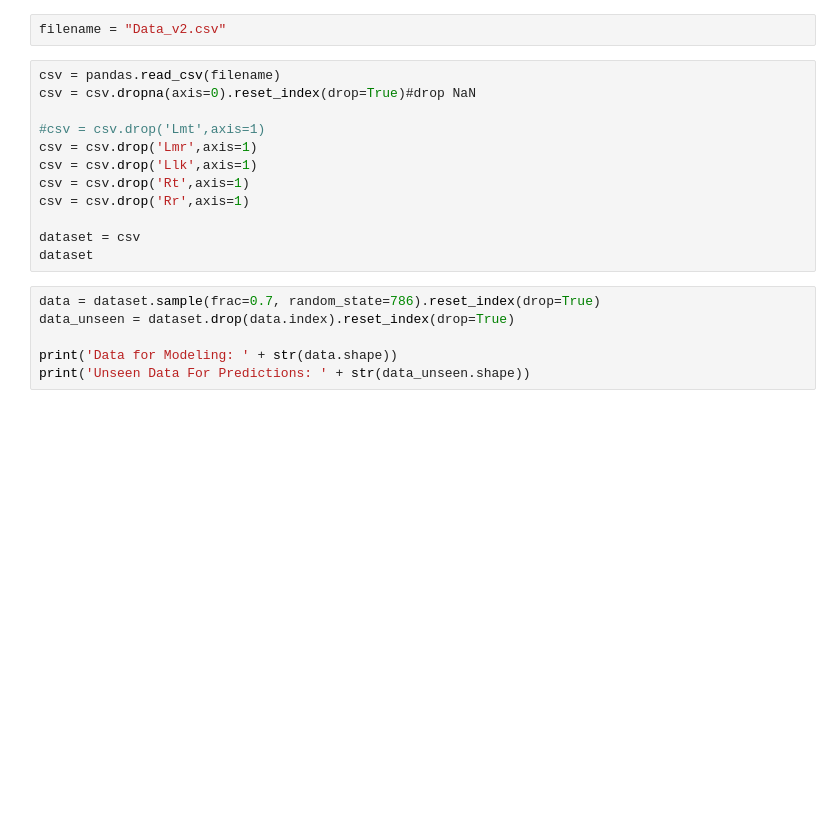
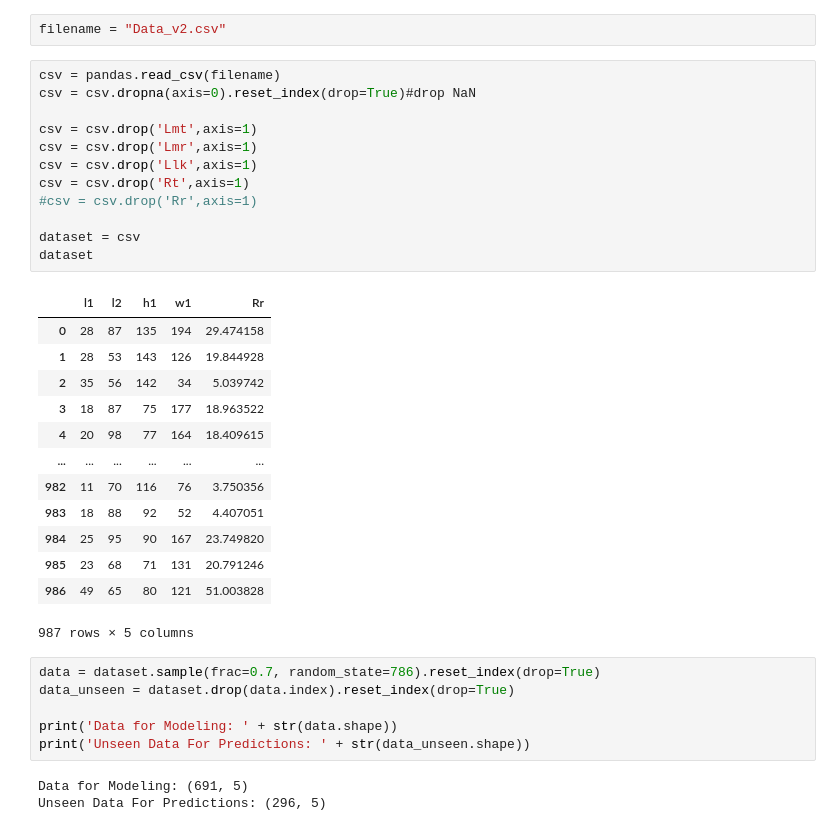
Before and after one commit to Schwalbe262/HFTR_ANSYS, a Jupyter notebook: ML.ipynb, the cells around one changed output. Saved outputs shown, nothing was run; the diff lists cells and outputs as text; blank space fills up the shorter version.

```diff
--- a/ML.ipynb
+++ b/ML.ipynb
@@ -8,20 +6,37 @@ filename = "Data_v2.csv"
 # %%
 csv = pandas.read_csv(filename)
 csv = csv.dropna(axis=0).reset_index(drop=True)#drop NaN
 
-#csv = csv.drop('Lmt',axis=1)
+csv = csv.drop('Lmt',axis=1)
 csv = csv.drop('Lmr',axis=1)
 csv = csv.drop('Llk',axis=1)
 csv = csv.drop('Rt',axis=1)
-csv = csv.drop('Rr',axis=1)
+#csv = csv.drop('Rr',axis=1)
 
 dataset = csv
 dataset
+# %% [output]
+|  | l1 | l2 | h1 | w1 | Rr |
+| 0 | 28 | 87 | 135 | 194 | 29.474158 |
+| 1 | 28 | 53 | 143 | 126 | 19.844928 |
+| 2 | 35 | 56 | 142 | 34 | 5.039742 |
+| 3 | 18 | 87 | 75 | 177 | 18.963522 |
+| 4 | 20 | 98 | 77 | 164 | 18.409615 |
+| ... | ... | ... | ... | ... | ... |
+| 982 | 11 | 70 | 116 | 76 | 3.750356 |
+| 983 | 18 | 88 | 92 | 52 | 4.407051 |
+| 984 | 25 | 95 | 90 | 167 | 23.749820 |
+| 985 | 23 | 68 | 71 | 131 | 20.791246 |
+| 986 | 49 | 65 | 80 | 121 | 51.003828 |
+987 rows × 5 columns
 # %%
 data = dataset.sample(frac=0.7, random_state=786).reset_index(drop=True)
 data_unseen = dataset.drop(data.index).reset_index(drop=True)
 
 print('Data for Modeling: ' + str(data.shape))
 print('Unseen Data For Predictions: ' + str(data_unseen.shape))
+# %% [output]
+Data for Modeling: (691, 5)
+Unseen Data For Predictions: (296, 5)
 # %%
 from pycaret.regression import *
```
Also changed, not shown: parts of 12 cells of this notebook.
